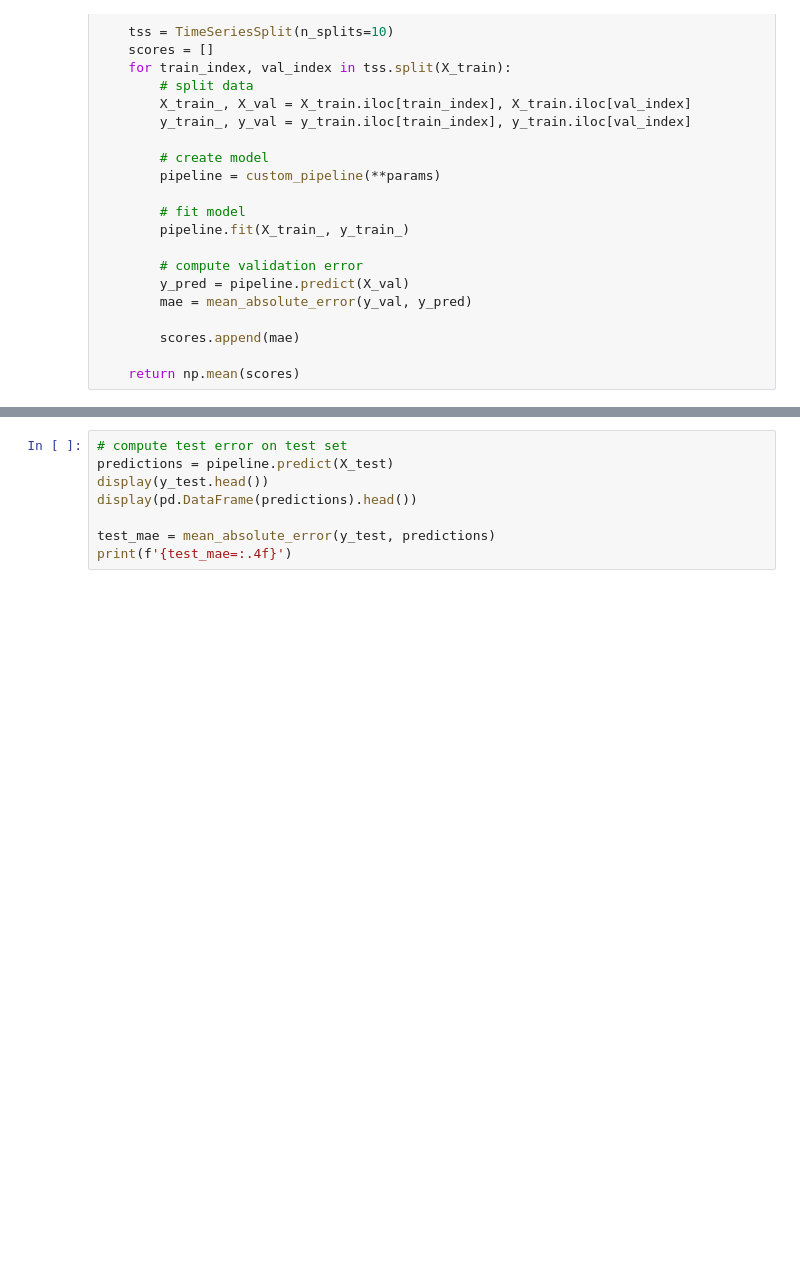
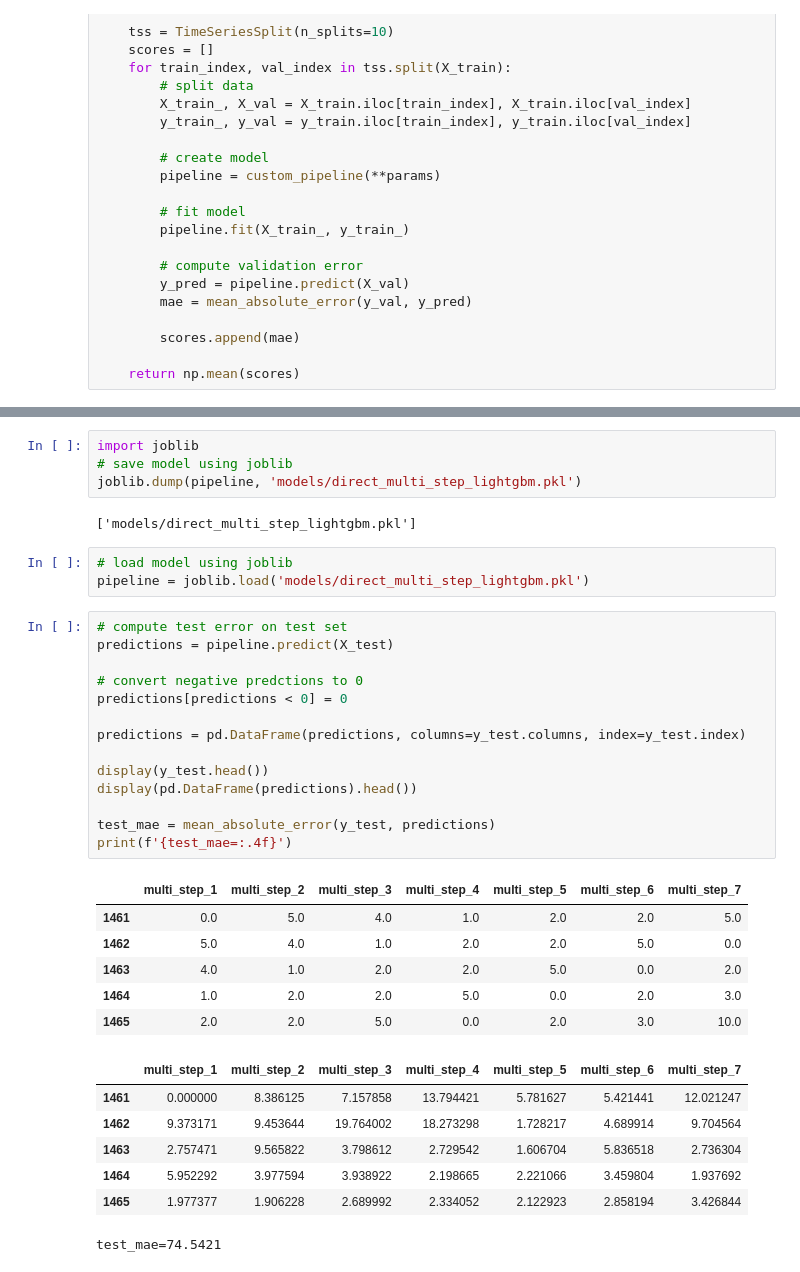
Before and after one commit to ani-portfolio/2_multi_step_sales_forecasting, a Jupyter notebook: notebooks/06_direct_multi_step_model.ipynb, the cells around one changed output, grey strips where cells are left out. Cells and saved outputs as stored; diff of their text form; blank space fills up the shorter version.

```diff
--- a/notebooks/06_direct_multi_step_model.ipynb
+++ b/notebooks/06_direct_multi_step_model.ipynb
@@ -376,8 +392,37 @@ pipeline.fit(X_train, y_train)
+# %%
+import joblib
+# save model using joblib
+joblib.dump(pipeline, 'models/direct_multi_step_lightgbm.pkl')
+# %% [output]
+['models/direct_multi_step_lightgbm.pkl']
+# %%
+# load model using joblib
+pipeline = joblib.load('models/direct_multi_step_lightgbm.pkl')
 # %%
 # compute test error on test set
 predictions = pipeline.predict(X_test)
+
+# convert negative predctions to 0
+predictions[predictions < 0] = 0
+
+predictions = pd.DataFrame(predictions, columns=y_test.columns, index=y_test.index)
+
 display(y_test.head())
 display(pd.DataFrame(predictions).head())
 
 test_mae = mean_absolute_error(y_test, predictions)
 print(f'{test_mae=:.4f}')
+# %% [output]
+|  | multi_step_1 | multi_step_2 | multi_step_3 | multi_step_4 | multi_step_5 | multi_step_6 | multi_step_7 |
+| 1461 | 0.0 | 5.0 | 4.0 | 1.0 | 2.0 | 2.0 | 5.0 |
+| 1462 | 5.0 | 4.0 | 1.0 | 2.0 | 2.0 | 5.0 | 0.0 |
+| 1463 | 4.0 | 1.0 | 2.0 | 2.0 | 5.0 | 0.0 | 2.0 |
+| 1464 | 1.0 | 2.0 | 2.0 | 5.0 | 0.0 | 2.0 | 3.0 |
+| 1465 | 2.0 | 2.0 | 5.0 | 0.0 | 2.0 | 3.0 | 10.0 |
+|  | multi_step_1 | multi_step_2 | multi_step_3 | multi_step_4 | multi_step_5 | multi_step_6 | multi_step_7 |
+| 1461 | 0.000000 | 8.386125 | 7.157858 | 13.794421 | 5.781627 | 5.421441 | 12.021247 |
+| 1462 | 9.373171 | 9.453644 | 19.764002 | 18.273298 | 1.728217 | 4.689914 | 9.704564 |
+| 1463 | 2.757471 | 9.565822 | 3.798612 | 2.729542 | 1.606704 | 5.836518 | 2.736304 |
+| 1464 | 5.952292 | 3.977594 | 3.938922 | 2.198665 | 2.221066 | 3.459804 | 1.937692 |
+| 1465 | 1.977377 | 1.906228 | 2.689992 | 2.334052 | 2.122923 | 2.858194 | 3.426844 |
+test_mae=74.5421
```
Also changed, not shown: parts of 14 cells of this notebook, 8 other files.
